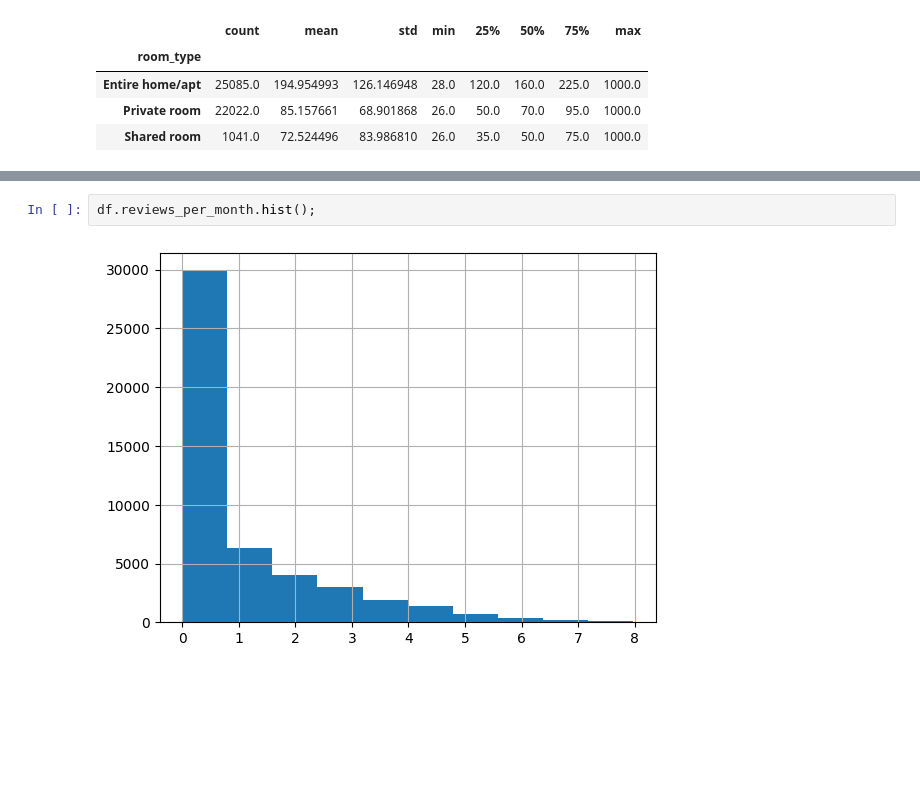
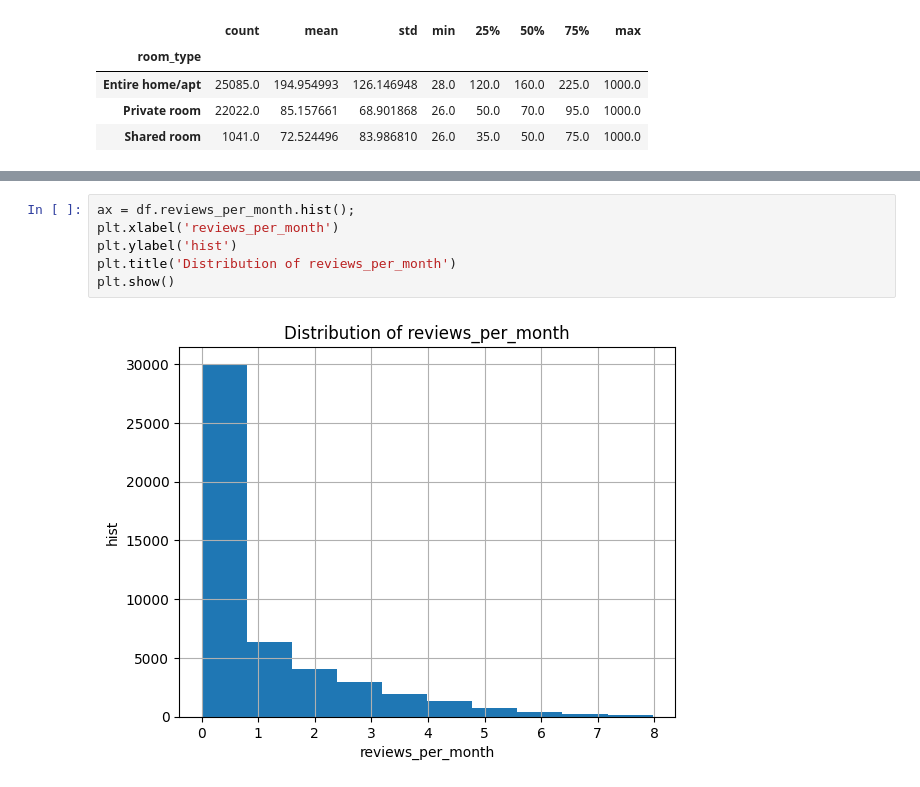
Before and after one commit to agrotz-msai/ai-programming-foundations-project, a Jupyter notebook: data_workflow.ipynb, the cells around one changed output, grey strips where cells are left out. Drawn from its saved outputs; the diff is of its cells as text; blank space fills up the shorter version.

```diff
--- a/data_workflow.ipynb
+++ b/data_workflow.ipynb
@@ -261,5 +275,9 @@ df.price.hist();
 # %%
-df.reviews_per_month.hist();
+ax = df.reviews_per_month.hist();
+plt.xlabel('reviews_per_month')
+plt.ylabel('hist')
+plt.title('Distribution of reviews_per_month')
+plt.show()
 # %% [output]
-[figure, old version]
+[figure, new version]
 # %%
```
Also changed, not shown: parts of 26 cells of this notebook, 1 other file.
